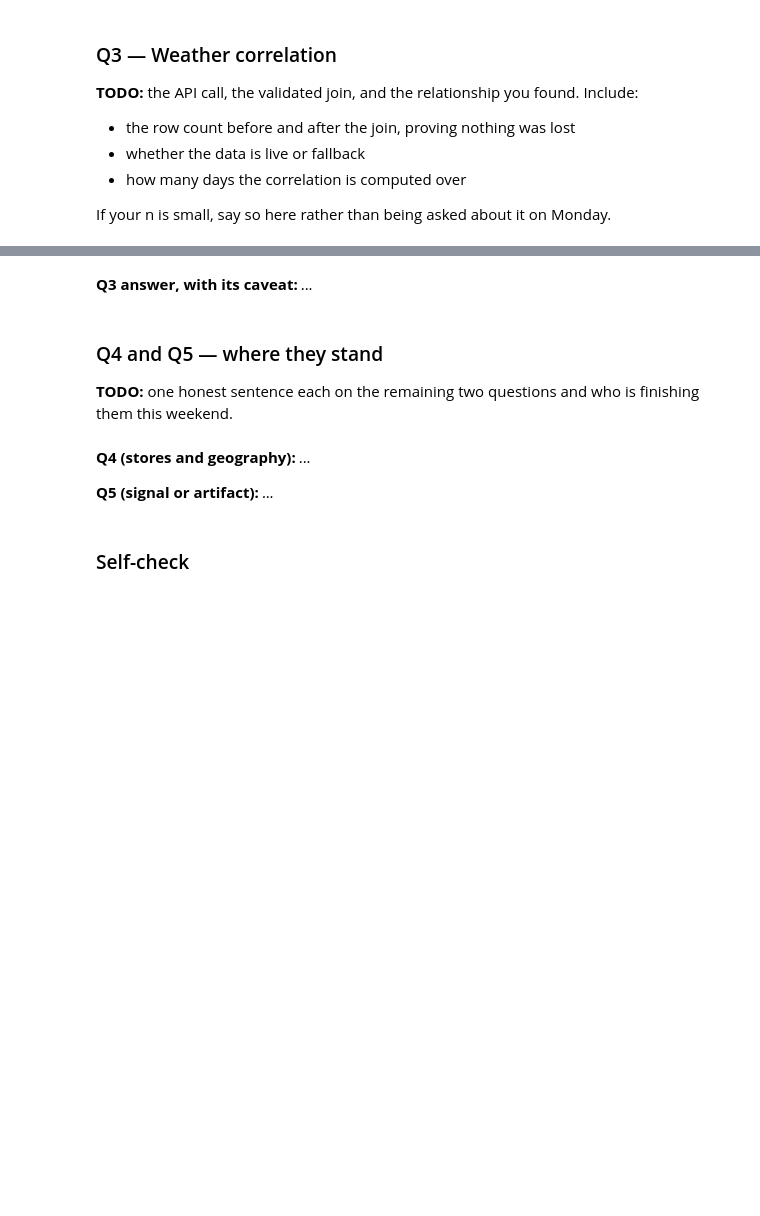
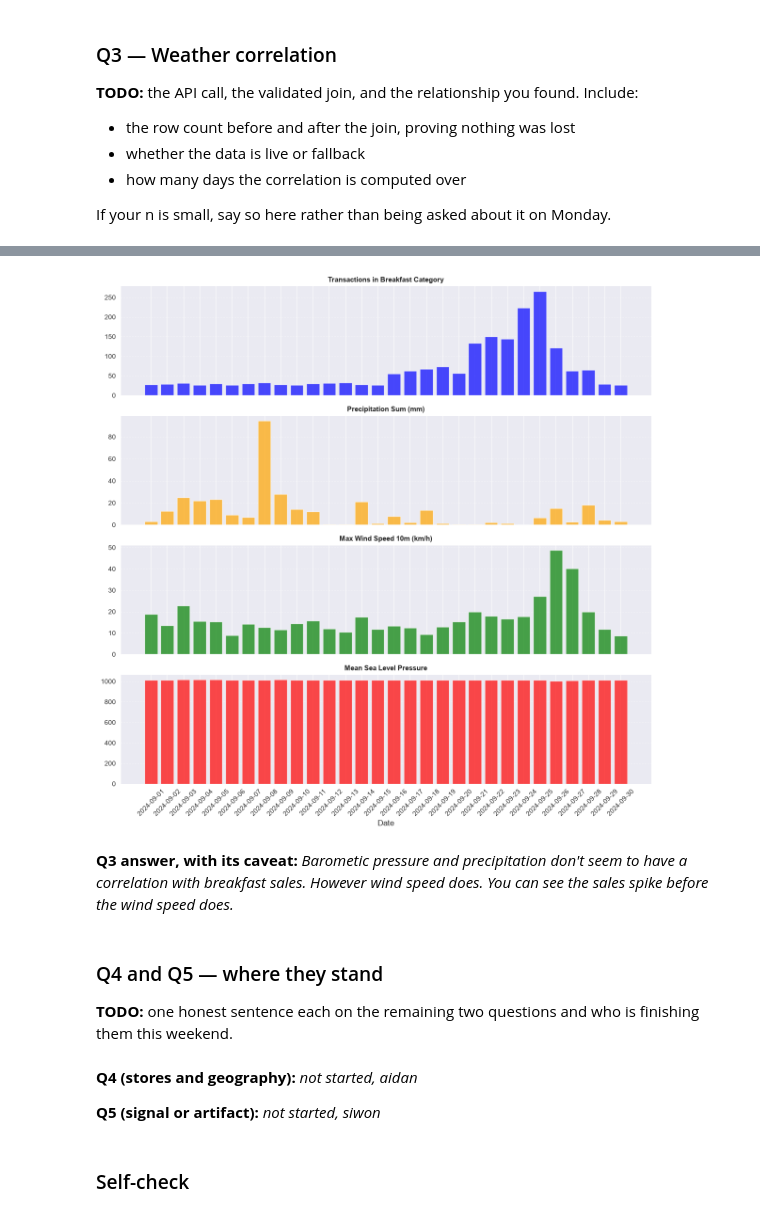
Before and after one commit to Arti-Dev/walmart-hurricane-project, a Jupyter notebook: notebooks/2026-10-30 — Midterm Progress — Lab.ipynb, the cells around one changed output, grey strips where cells are left out. Drawn from its saved outputs; the diff is of its cells as text; code cells hidden in the pictures; blank space fills up the shorter version.

```diff
--- a/notebooks/2026-10-30 — Midterm Progress — Lab.ipynb
+++ b/notebooks/2026-10-30 — Midterm Progress — Lab.ipynb
@@ -363,0 +431,9 @@ If your n is small, say so here rather than being asked about it on Monday.
+# %%
+category_count = cleaned_transactions.groupby(["date", "category"]).agg(
+    count=('category', 'count')
+).reset_index()
+
+# merge
+
+merged_df = pd.merge(category_count, weather_orlando, on='date', how='left')
+merged_df
@@ -363,0 +454,14 @@ If your n is small, say so here rather than being asked about it on Monday.
+# %%
+# Just do this on breakfast only
+df_breakfast = merged_df[merged_df['category'] == 'breakfast'][[
+    'date',
+    'count',
+    'precipitation_sum',
+    'windspeed_10m_max',
+    'pressure_msl_mean'
+]].copy()
+
+df_breakfast = df_breakfast.rename(columns={'count': 'breakfast_sales'})
+df_breakfast['date'] = pd.to_datetime(df_breakfast['date'])
+
+df_breakfast
@@ -364,13 +486,36 @@ If your n is small, say so here rather than being asked about it on Monday.
+# %%
+dates_str = df_breakfast['date'].dt.strftime('%Y-%m-%d')
+
+fig, axes = plt.subplots(4, 1, figsize=(12, 12), sharex=True)
+
+metrics = [
+    ('breakfast_sales', 'Transactions in Breakfast Category', 'blue'),
+    ('precipitation_sum', 'Precipitation Sum (mm)', 'orange'),
+    ('windspeed_10m_max', 'Max Wind Speed 10m (km/h)', 'green'),
+    ('pressure_msl_mean', 'Mean Sea Level Pressure', 'red')
+]
+
+for i, (col, title, color) in enumerate(metrics):
+    axes[i].bar(dates_str, df_breakfast[col], color=color, alpha=0.7)
+    axes[i].set_title(title, fontsize=11, fontweight='bold')
+    axes[i].grid(axis='y', linestyle='--', alpha=0.5)
+
+plt.xlabel('Date', fontsize=12)
+plt.xticks(rotation=45)
+plt.tight_layout()
+plt.show()
+# %% [output]
+[figure, added]
 # %% [markdown]
-**Q3 answer, with its caveat:** _..._
+**Q3 answer, with its caveat:** _Barometic pressure and precipitation don't seem to have a correlation with breakfast sales. However wind speed does. You can see the sales spike before the wind speed does._
 # %% [markdown]
 ### Q4 and Q5 — where they stand
 
 **TODO:** one honest sentence each on the remaining two questions and who is finishing them this weekend.
 # %% [markdown]
-**Q4 (stores and geography):** _..._
+**Q4 (stores and geography):** _not started, aidan_
 
-**Q5 (signal or artifact):** _..._
+**Q5 (signal or artifact):** _not started, siwon_
 # %% [markdown]
 ### Self-check
 # %%
```
Also changed, not shown: parts of 4 cells of this notebook.
